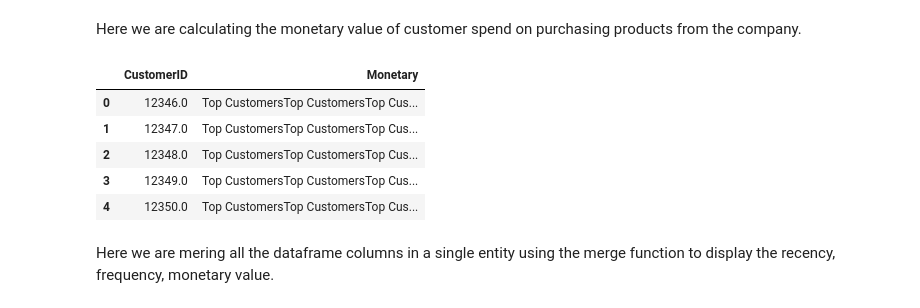
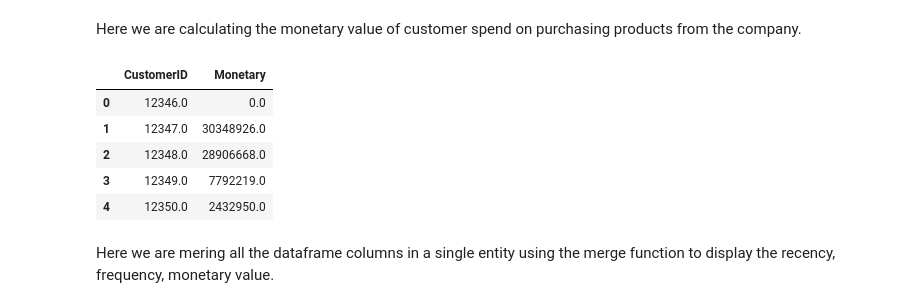
Before and after one commit to AkashMuttalwad/Capstone-Project-propensity-model_1, a Jupyter notebook: Copy_of_Capstone_Project_propensity_model_1.ipynb, the cells around one changed output. Drawn from its saved outputs; the diff is of its cells as text; code cells hidden in the pictures.

```diff
--- a/Copy_of_Capstone_Project_propensity_model_1.ipynb
+++ b/Copy_of_Capstone_Project_propensity_model_1.ipynb
@@ -400,17 +415,17 @@ frequency_df.head()
 Here we are calculating the monetary value of customer spend on purchasing products from the company.
 # %%
 
-df['Total'] = df['Customer_segment']*df['Quantity']
+df['Total'] = df['CustomerID']*df['Quantity']
 monetary_df = df.groupby(by='CustomerID', as_index=False)['Total'].sum()
 monetary_df.columns = ['CustomerID', 'Monetary']
 monetary_df.head()
 # %% [output]
 |  | CustomerID | Monetary |
-| 0 | 12346.0 | Top CustomersTop CustomersTop Cus... |
-| 1 | 12347.0 | Top CustomersTop CustomersTop Cus... |
-| 2 | 12348.0 | Top CustomersTop CustomersTop Cus... |
-| 3 | 12349.0 | Top CustomersTop CustomersTop Cus... |
-| 4 | 12350.0 | Top CustomersTop CustomersTop Cus... |
+| 0 | 12346.0 | 0.0 |
+| 1 | 12347.0 | 30348926.0 |
+| 2 | 12348.0 | 28906668.0 |
+| 3 | 12349.0 | 7792219.0 |
+| 4 | 12350.0 | 2432950.0 |
 # %% [markdown]
 Here we are mering all the dataframe columns in a single entity using the merge function to display the recency, frequency, monetary value.
 # %%
```
Also changed, not shown: parts of 25 cells of this notebook.
